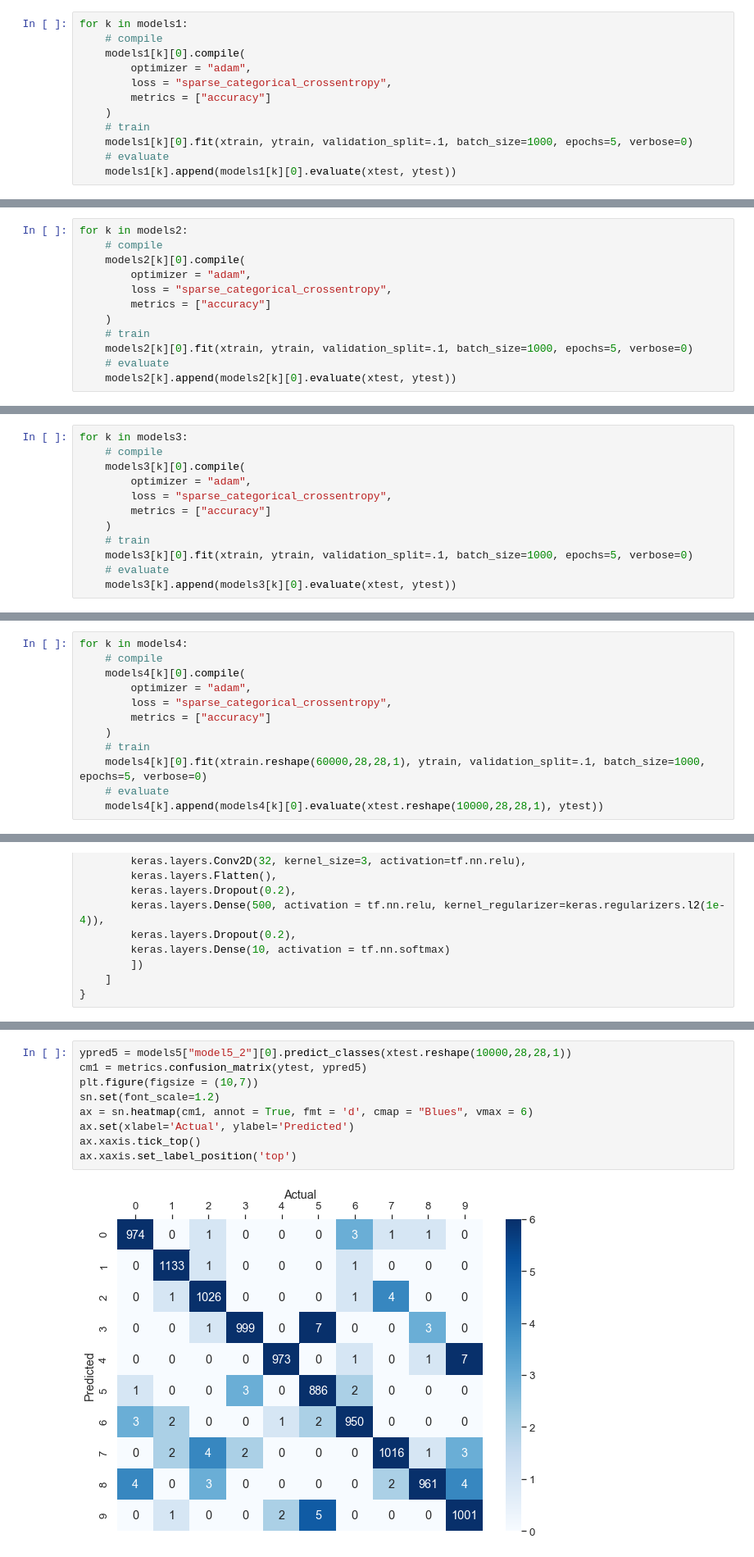
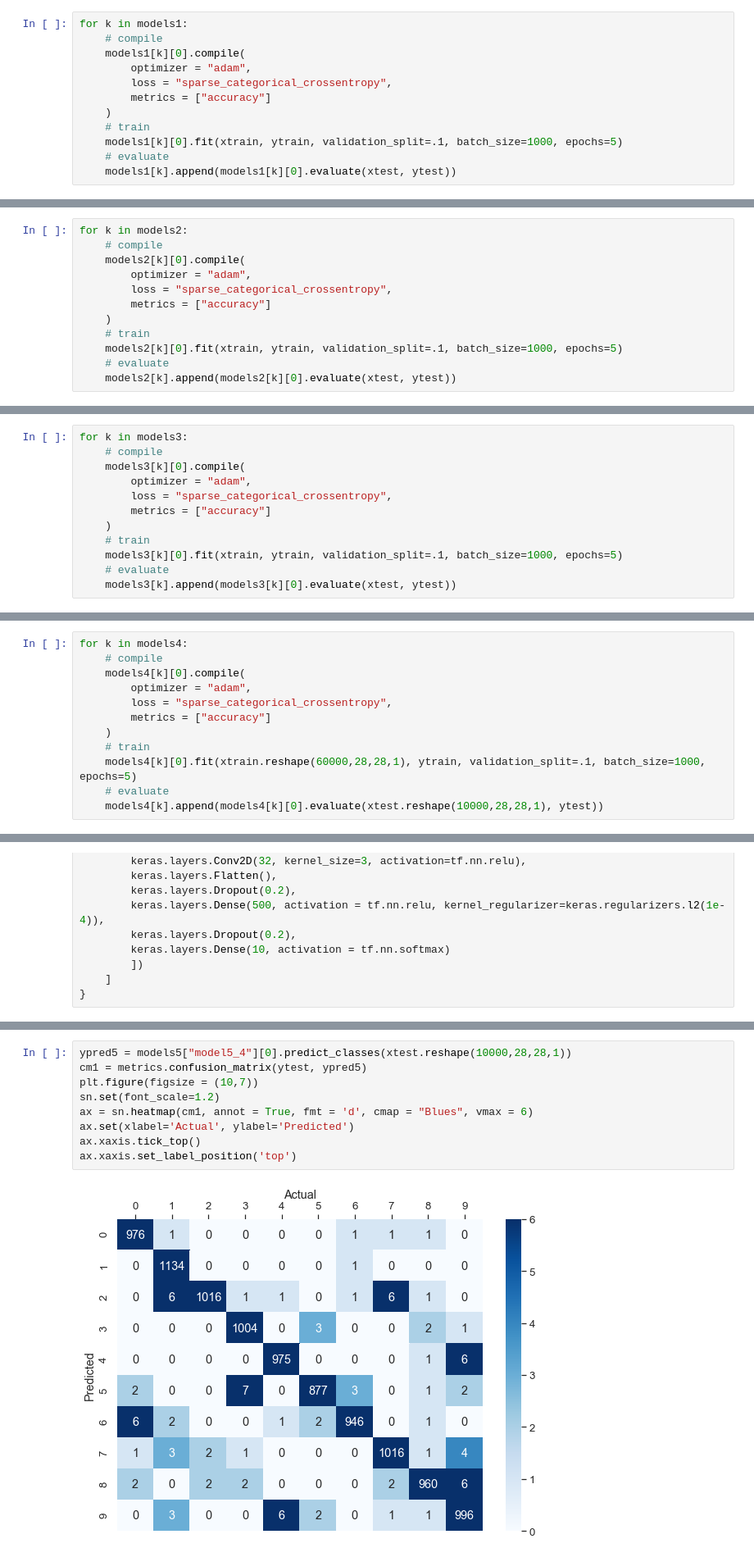
Before and after one commit to Brennan11/MNIST-Classification, a Jupyter notebook: mnist.ipynb, the cells around one changed output, grey strips where cells are left out. Shown at 82% size. Drawn from its saved outputs; the diff is of its cells as text.

```diff
--- a/mnist.ipynb
+++ b/mnist.ipynb
@@ -159,7 +161,7 @@ for k in models1:
         metrics = ["accuracy"]
     )
     # train
-    models1[k][0].fit(xtrain, ytrain, validation_split=.1, batch_size=1000, epochs=5, verbose=0)
+    models1[k][0].fit(xtrain, ytrain, validation_split=.1, batch_size=1000, epochs=5)
     # evaluate
     models1[k].append(models1[k][0].evaluate(xtest, ytest))
 # %% [output]
@@ -236,7 +255,7 @@ for k in models2:
         metrics = ["accuracy"]
     )
     # train
-    models2[k][0].fit(xtrain, ytrain, validation_split=.1, batch_size=1000, epochs=5, verbose=0)
+    models2[k][0].fit(xtrain, ytrain, validation_split=.1, batch_size=1000, epochs=5)
     # evaluate
     models2[k].append(models2[k][0].evaluate(xtest, ytest))
 # %% [output]
@@ -317,7 +349,7 @@ for k in models3:
         metrics = ["accuracy"]
     )
     # train
-    models3[k][0].fit(xtrain, ytrain, validation_split=.1, batch_size=1000, epochs=5, verbose=0)
+    models3[k][0].fit(xtrain, ytrain, validation_split=.1, batch_size=1000, epochs=5)
     # evaluate
     models3[k].append(models3[k][0].evaluate(xtest, ytest))
 # %% [output]
@@ -404,7 +459,7 @@ for k in models4:
         metrics = ["accuracy"]
     )
     # train
-    models4[k][0].fit(xtrain.reshape(60000,28,28,1), ytrain, validation_split=.1, batch_size=1000, epochs=5, verbose=0)
+    models4[k][0].fit(xtrain.reshape(60000,28,28,1), ytrain, validation_split=.1, batch_size=1000, epochs=5)
     # evaluate
     models4[k].append(models4[k][0].evaluate(xtest.reshape(10000,28,28,1), ytest))
 # %% [output]
@@ -589,11 +657,11 @@ model5_4 : Test Accuracy: 0.9886
 # %%
-ypred5 = models5["model5_2"][0].predict_classes(xtest.reshape(10000,28,28,1))
+ypred5 = models5["model5_4"][0].predict_classes(xtest.reshape(10000,28,28,1))
 cm1 = metrics.confusion_matrix(ytest, ypred5)
 plt.figure(figsize = (10,7))
 sn.set(font_scale=1.2)
 ax = sn.heatmap(cm1, annot = True, fmt = 'd', cmap = "Blues", vmax = 6)
 ax.set(xlabel='Actual', ylabel='Predicted')
 ax.xaxis.tick_top()
 ax.xaxis.set_label_position('top')
 # %% [output]
-[figure, old version]
+[figure, new version]
```
Also changed, not shown: parts of 41 cells of this notebook.
